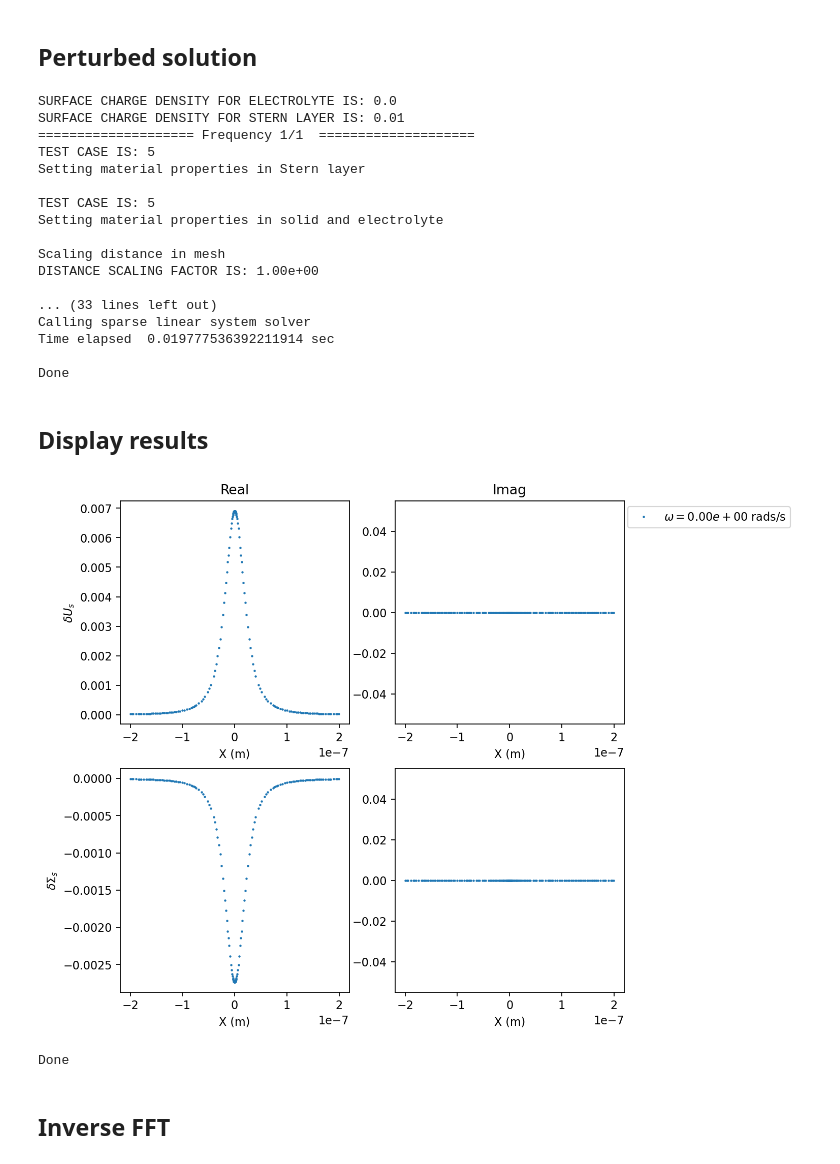
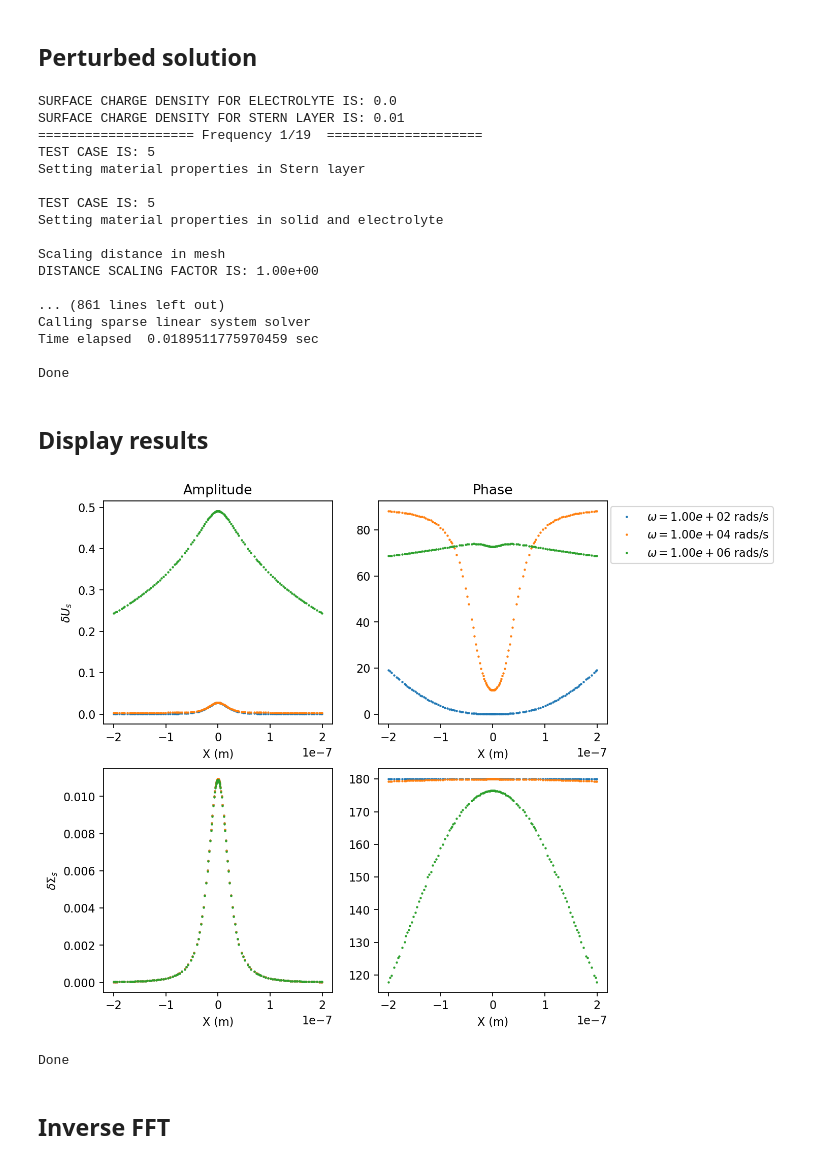
Before and after one commit to yuccadrew/sip, a Jupyter notebook: test_sip.ipynb, the cells around one changed output. Drawn from its saved outputs; the diff is of its cells as text; code cells hidden in the pictures.

```diff
--- a/test_sip.ipynb
+++ b/test_sip.ipynb
@@ -1925,7 +1925,8 @@ def set_physics():
     rel_perm_electrolyte=80.0 #relative permittivity of bulk electrolyte [F/m]
     rel_perm_solid=4.5 #relative permittivity of solid particle [F/m]
     mobility_electrolyte=5e-8 #mobility of sodium cation in bulk electrolyte [m^2/(Vs)]
-    mobility_stern=5e-11 #mobility in Stern layer [m^2/(Vs)]
+    #mobility_stern=5e-11 #mobility in Stern layer [m^2/(Vs)]
+    mobility_stern=5e-9 #mobility in Stern layer [m^2/(Vs)]
     sigma_solid=-0.01 #surface charge density in solid [C/m^2]
 
     temp_K=293 #room/ambient temperature [K]
@@ -2104,7 +2105,7 @@ def set_materials2d(mesh,physics,u2d,freq,case):
 
     with_equipotential_bc=mesh['with_equipotential_bc']
     nind_bc=np.unique(edges[with_equipotential_bc,:].flatten(order='C'))
-    snod[nind_bc]=10.0 #Volts
+    snod[nind_bc]=40.0 #Volts
     #snod[nind_bc]=400.0 #Volts
 
     materials={'cx':np.array(c),'cy':np.array(c),'cz':np.array(c),
@@ -2145,8 +2146,9 @@ if __name__=='__main__':
     #user input
     savedir='/shared/zhuy359/sip/slab'
     srvfile='not_exit.srv'
-    dist_factor=1.0
-    freqs=[0]
+    dist_factor=1.0 #not tested yet
+    #freqs=[0]
+    freqs=np.logspace(-2,7,19)
     ratio=1.0
 
     #do not modify anything below this line
@@ -2177,7 +2179,7 @@ if __name__=='__main__':
 # %% [output]
 SURFACE CHARGE DENSITY FOR ELECTROLYTE IS: 0.0
 SURFACE CHARGE DENSITY FOR STERN LAYER IS: 0.01
-==================== Frequency 1/1  ====================
+==================== Frequency 1/19  ====================
 TEST CASE IS: 5
 Setting material properties in Stern layer
 
@@ -2187,9 +2189,9 @@ Setting material properties in solid and electrolyte
 Scaling distance in mesh
 DISTANCE SCALING FACTOR IS: 1.00e+00
 
-... (33 lines left out)
+... (861 lines left out)
 Calling sparse linear system solver
-Time elapsed  0.019777536392211914 sec
+Time elapsed  0.0189511775970459 sec
 
 Done
 # %% [markdown]
@@ -2202,7 +2204,7 @@ def display_results_amp_phase():
     nodes=mesh['nodes']
     mask=(nodes[:,1]==0)&(np.abs(nodes[:,0])<200e-9)
     labels=[]
-    for i in [0]:
+    for i in [8,12,16]:
         unod=np.load(savedir+'/freq_%.2e.npy'%freqs[i])
         xp=np.r_[-nodes[mask,0],nodes[mask,0]]
         yp=np.r_[unod[mask,0],unod[mask,0]]
@@ -2248,36 +2250,36 @@ def display_results_real_imag():
         axs[1].plot(xp,np.imag(yp)*180/np.pi,'.',markersize=2)
 
         xp=np.r_[-nodes[mask,0],nodes[mask,0]]
         yp=np.r_[unod[mask,1],unod[mask,1]]
         axs[2].plot(xp,np.real(yp),'.',markersize=2)
         axs[3].plot(xp,np.imag(yp)*180/np.pi,'.',markersize=2)
 
         labels.append('$\omega=%.2e$ rads/s'%(freqs[i]))
         #axs[0].set_yscale('Log')
         #axs[2].set_yscale('Log')
 
     axs[0].set_title('Real')
     axs[1].set_title('Imag')
 
     axs[0].set_ylabel('$\delta U_s$')
     axs[2].set_ylabel('$\delta \Sigma_s$')
 
     axs[0].set_xlabel('X (m)')
     axs[1].set_xlabel('X (m)')
     axs[2].set_xlabel('X (m)')
     axs[3].set_xlabel('X (m)')
     axs[1].legend(labels,loc='upper right',bbox_to_anchor=(1.750,1.0))
 
     #plt.savefig('slab.png',bbox_inches='tight')
     return fig,ax
 
 if __name__=='__main__':
-    #_,_=display_results_amp_phase()
-    _,_=display_results_real_imag()
+    _,_=display_results_amp_phase()
+    #_,_=display_results_real_imag()
     plt.show()
     print('Done')
 # %% [output]
-[figure, old version]
+[figure, new version]
 Done
 # %% [markdown]
 ## Inverse FFT <a id="4.8"></a>
```
